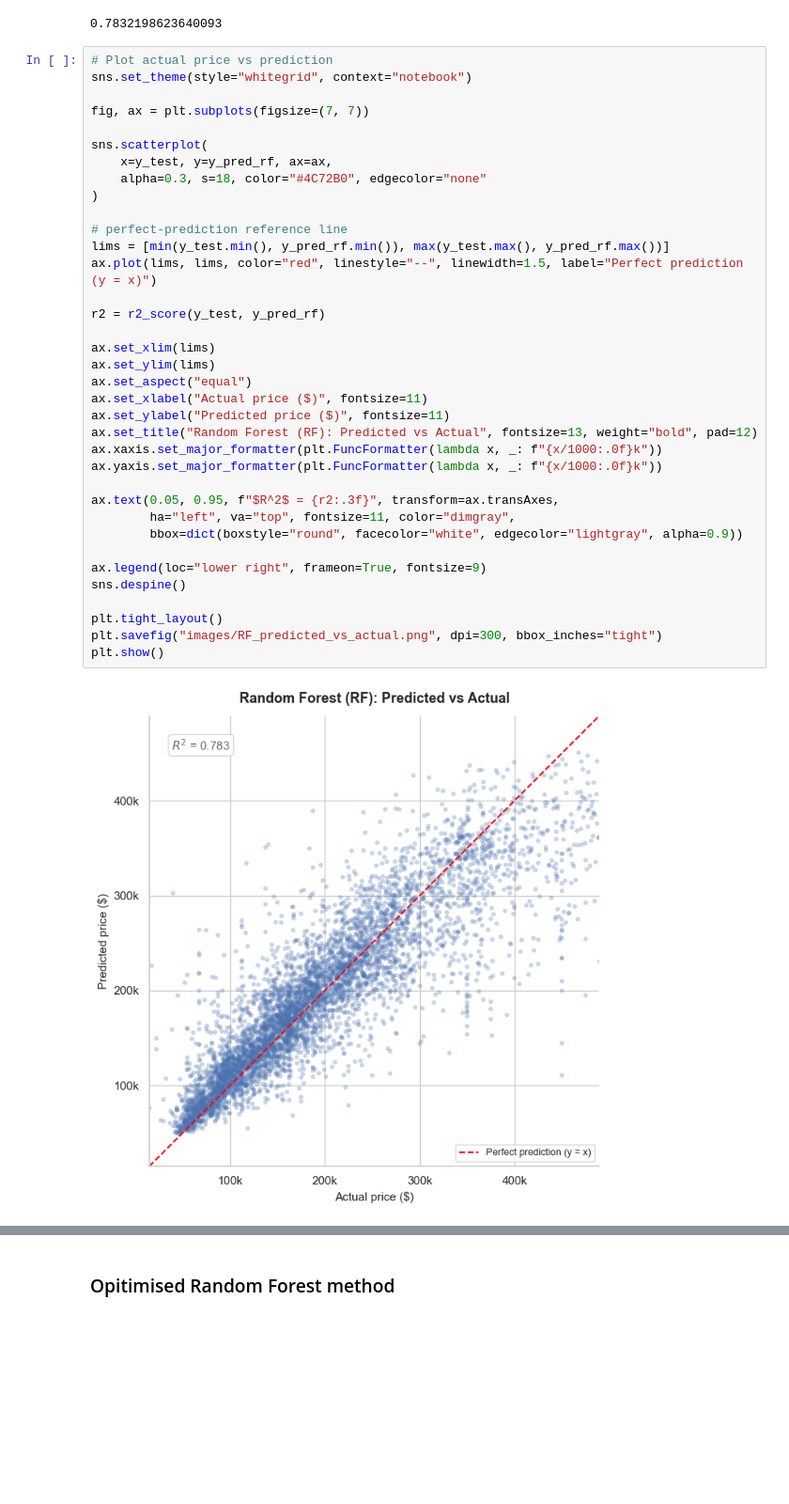
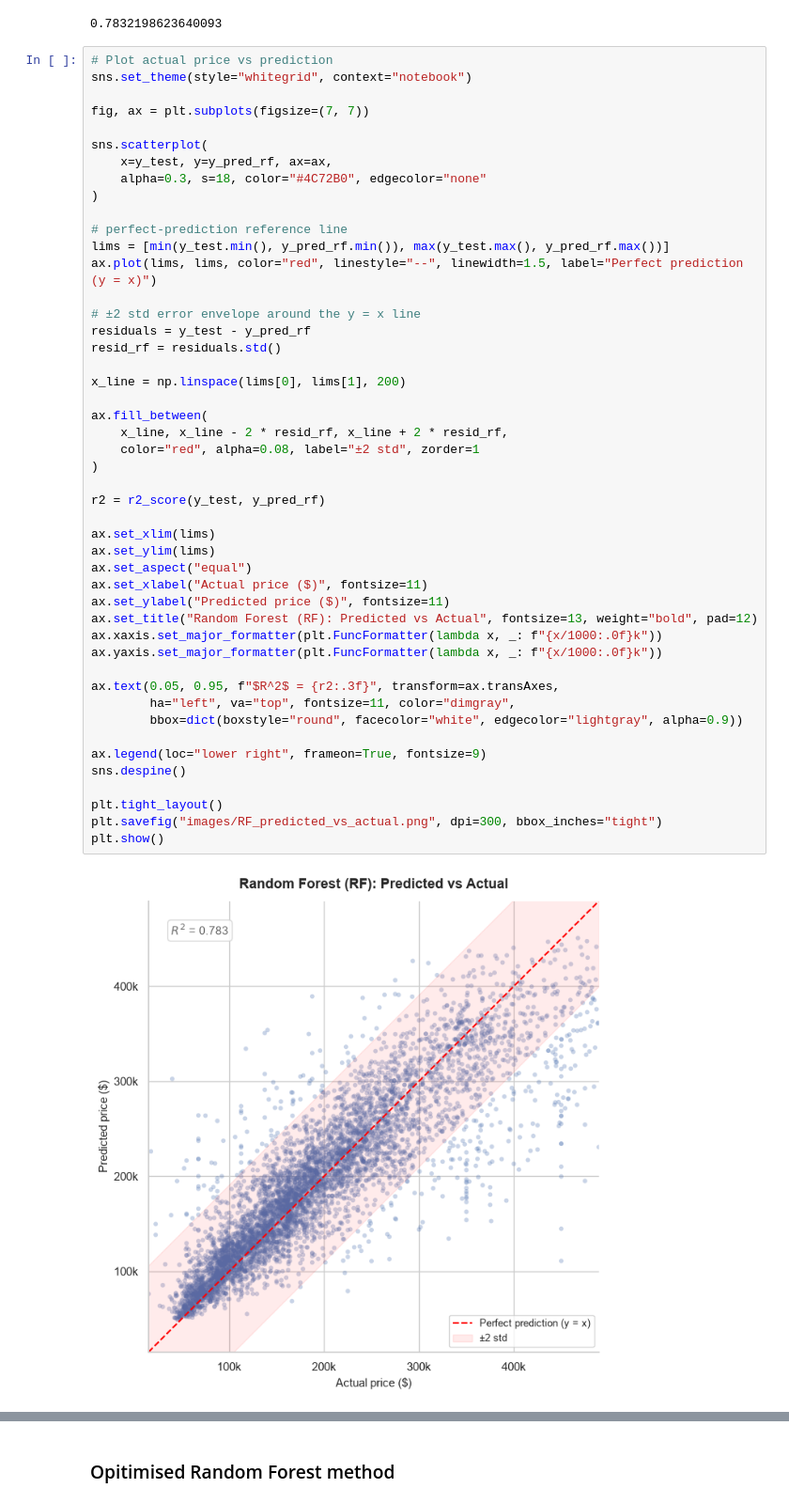
Before and after one commit to natwonglakhon/House_price_modelling, a Jupyter notebook: California_Housing.ipynb, the cells around one changed output, grey strips where cells are left out. Shown at 94% size. Saved outputs shown, nothing was run; the diff lists cells and outputs as text; blank space fills up the shorter version.

```diff
--- a/California_Housing.ipynb
+++ b/California_Housing.ipynb
@@ -391,31 +408,42 @@ sns.scatterplot(
     x=y_test, y=y_pred_rf, ax=ax,
     alpha=0.3, s=18, color="#4C72B0", edgecolor="none"
 )
 
 # perfect-prediction reference line
 lims = [min(y_test.min(), y_pred_rf.min()), max(y_test.max(), y_pred_rf.max())]
 ax.plot(lims, lims, color="red", linestyle="--", linewidth=1.5, label="Perfect prediction (y = x)")
+
+# ±2 std error envelope around the y = x line
+residuals = y_test - y_pred_rf
+resid_rf = residuals.std()
+
+x_line = np.linspace(lims[0], lims[1], 200)
+
+ax.fill_between(
+    x_line, x_line - 2 * resid_rf, x_line + 2 * resid_rf,
+    color="red", alpha=0.08, label="±2 std", zorder=1
+)
 
 r2 = r2_score(y_test, y_pred_rf)
 
 ax.set_xlim(lims)
 ax.set_ylim(lims)
 ax.set_aspect("equal")
 ax.set_xlabel("Actual price ($)", fontsize=11)
 ax.set_ylabel("Predicted price ($)", fontsize=11)
 ax.set_title("Random Forest (RF): Predicted vs Actual", fontsize=13, weight="bold", pad=12)
 ax.xaxis.set_major_formatter(plt.FuncFormatter(lambda x, _: f"{x/1000:.0f}k"))
 ax.yaxis.set_major_formatter(plt.FuncFormatter(lambda x, _: f"{x/1000:.0f}k"))
 
 ax.text(0.05, 0.95, f"$R^2$ = {r2:.3f}", transform=ax.transAxes,
         ha="left", va="top", fontsize=11, color="dimgray",
         bbox=dict(boxstyle="round", facecolor="white", edgecolor="lightgray", alpha=0.9))
 
 ax.legend(loc="lower right", frameon=True, fontsize=9)
 sns.despine()
 
 plt.tight_layout()
 plt.savefig("images/RF_predicted_vs_actual.png", dpi=300, bbox_inches="tight")
 plt.show()
 # %% [output]
-[figure, old version]
+[figure, new version]
```
Also changed, not shown: parts of 25 cells of this notebook, 14 other files.
